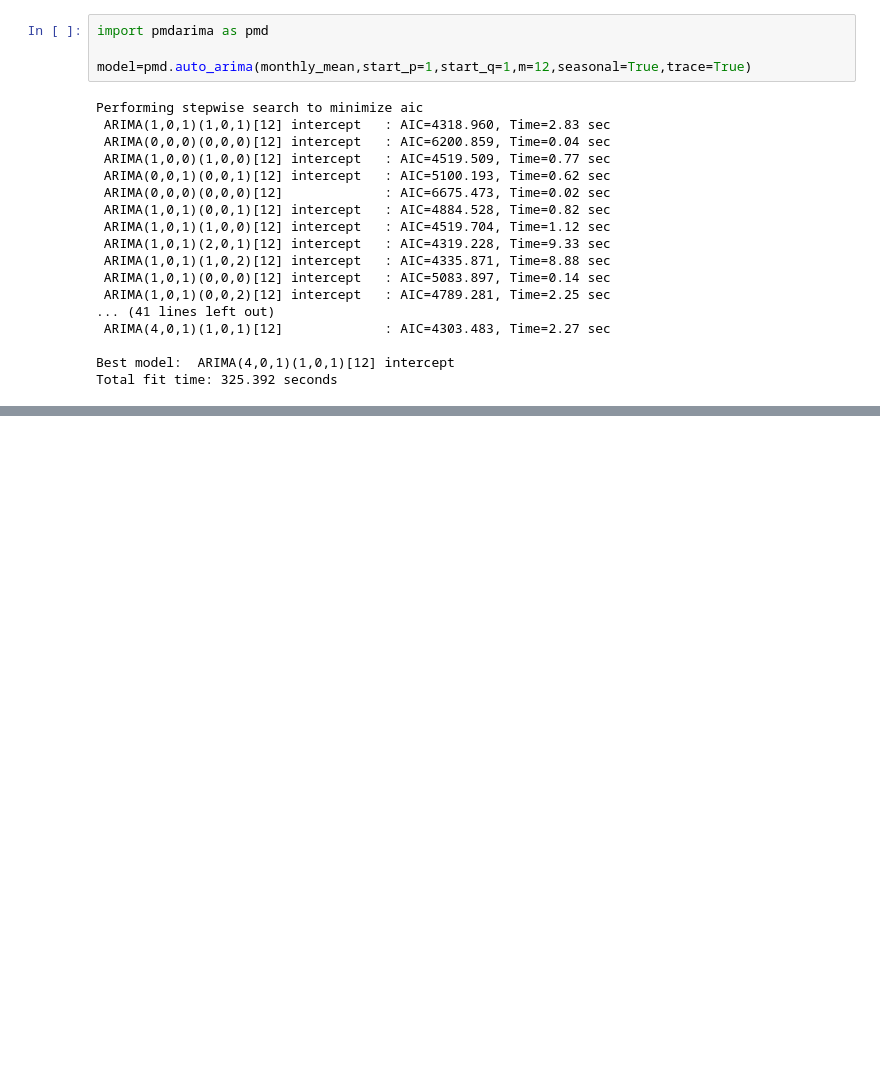
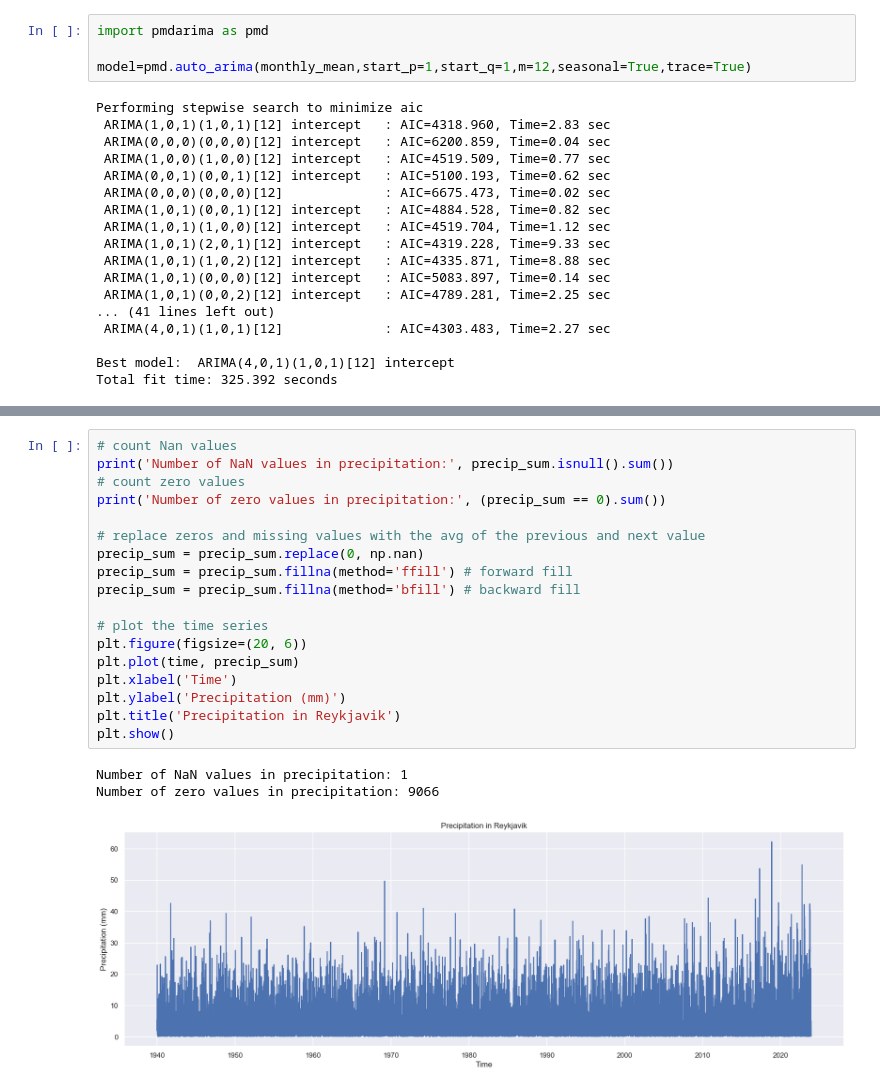
Before and after one commit to esmaailalbarazi/TimeSeriesProject, a Jupyter notebook: Project_local.ipynb, the cells around one changed output, grey strips where cells are left out. Saved outputs shown, nothing was run; the diff lists cells and outputs as text; blank space fills up the shorter version.

```diff
--- a/Project_local.ipynb
+++ b/Project_local.ipynb
@@ -525,0 +587,22 @@ Total fit time: 325.392 seconds
+# %%
+# count Nan values
+print('Number of NaN values in precipitation:', precip_sum.isnull().sum())
+# count zero values
+print('Number of zero values in precipitation:', (precip_sum == 0).sum())
+
+# replace zeros and missing values with the avg of the previous and next value
+precip_sum = precip_sum.replace(0, np.nan)
+precip_sum = precip_sum.fillna(method='ffill') # forward fill
+precip_sum = precip_sum.fillna(method='bfill') # backward fill
+
+# plot the time series
+plt.figure(figsize=(20, 6))
+plt.plot(time, precip_sum)
+plt.xlabel('Time')
+plt.ylabel('Precipitation (mm)')
+plt.title('Precipitation in Reykjavik')
+plt.show()
+# %% [output]
+Number of NaN values in precipitation: 1
+Number of zero values in precipitation: 9066
+[figure, added]
```
Also changed, not shown: parts of 11 cells of this notebook, 1 other file.
